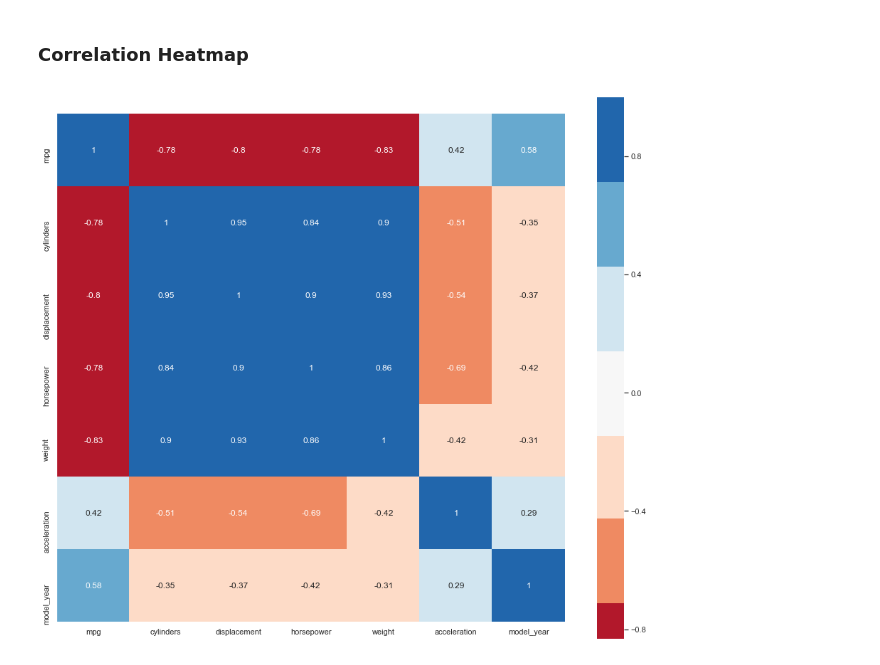
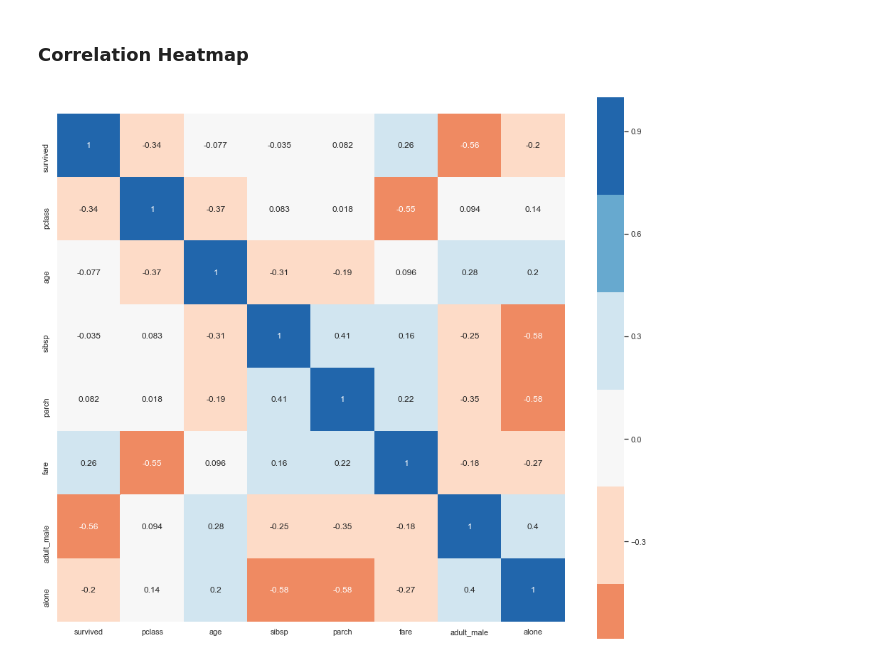
Before and after one commit to danielc92/python_nb_data_profiling, a Jupyter notebook: notebook_data_profililng.ipynb, the cells around one changed output. Drawn from its saved outputs; the diff is of its cells as text; code cells hidden in the pictures.

```diff
--- a/notebook_data_profililng.ipynb
+++ b/notebook_data_profililng.ipynb
@@ -17,3 +17,9 @@ import matplotlib.pyplot as plt
 # %%
 seaborn.set(rc = {"figure.figsize":(16,12)})
 seaborn.set_style("whitegrid")
+# %%
+# get timestamp
+now = datetime.datetime.now()
+timestamp = now.strftime("%Y%m%d") + "_"
+
+print("Timestamp set to: {}".format(timestamp))
@@ -25,7 +33,7 @@ seaborn.set_style("whitegrid")
 #Read in data from excel or csv using read_excel or read_csv method
 #If read_excel is used make sure you include sheet_name parameter
 
-datapath = "/users/danielcorcoran/desktop/github_repos/python_nb_visualization/seaborn_official_datasets/mpg.csv"
+datapath = "/users/danielcorcoran/desktop/github_repos/python_nb_visualization/seaborn_official_datasets/titanic.csv"
 
 data = pandas.read_csv(datapath)
 
@@ -504,20 +571,20 @@ seaborn.set(rc = {"figure.figsize":(16,14)})
 # %%
 if visualize_dataset == True:
 
     #Create correlation Matrix
     correlation_dataframe = data.corr()
 
     #Create heatmap, show and export as .png
     seaborn.heatmap(data = correlation_dataframe,
                cmap = ['#b2182b',
                     '#ef8a62',
                     '#fddbc7',
                     '#f7f7f7',
                     '#d1e5f0',
                     '#67a9cf',
                     '#2166ac'],
                center = 0,
                square = True,
-               annot = True).get_figure().savefig(exportpath + "heatmap.png")
+               annot = True).get_figure().savefig(exportpath + timestamp + "heatmap.png")
 # %% [output]
-[figure, old version]
+[figure, new version]
```
Also changed, not shown: parts of 16 cells of this notebook, 22 other files.
